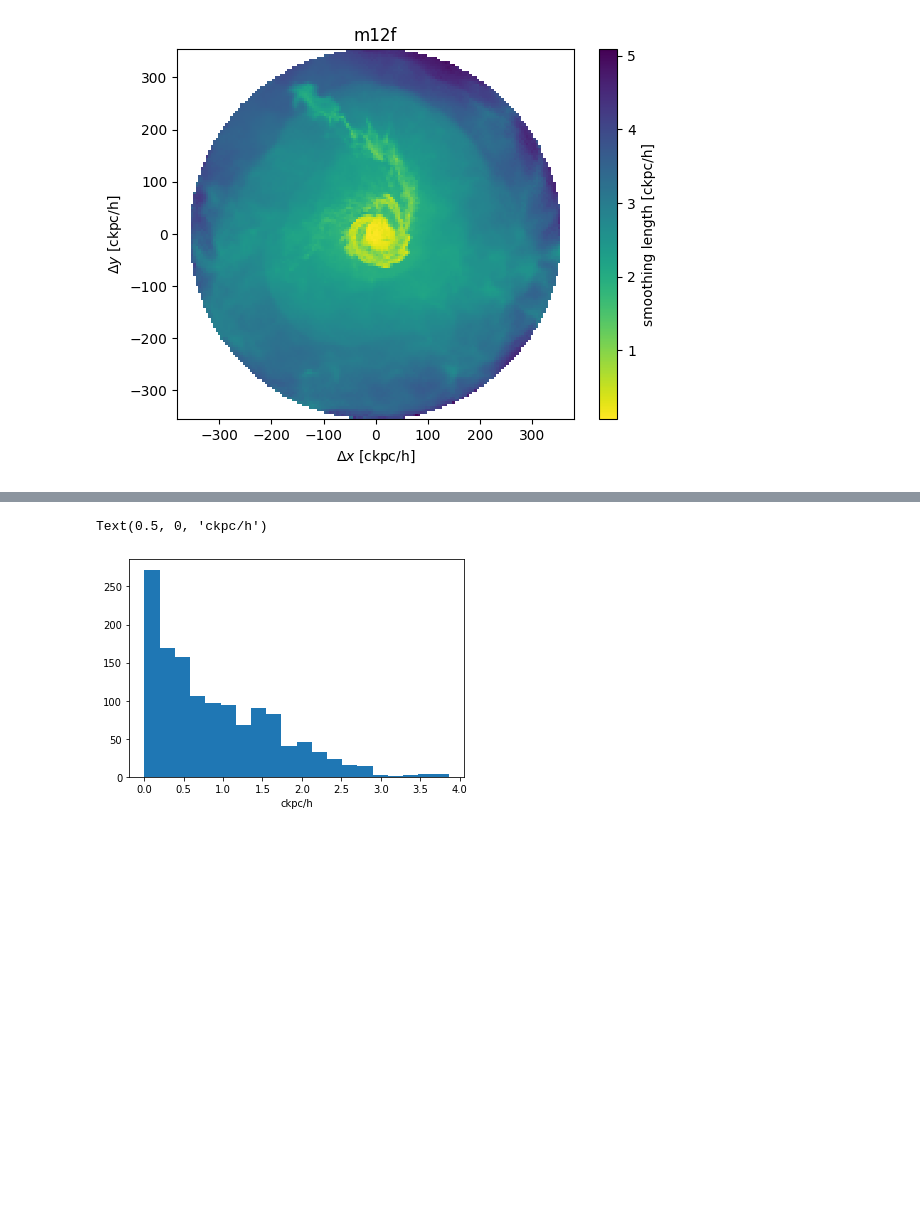
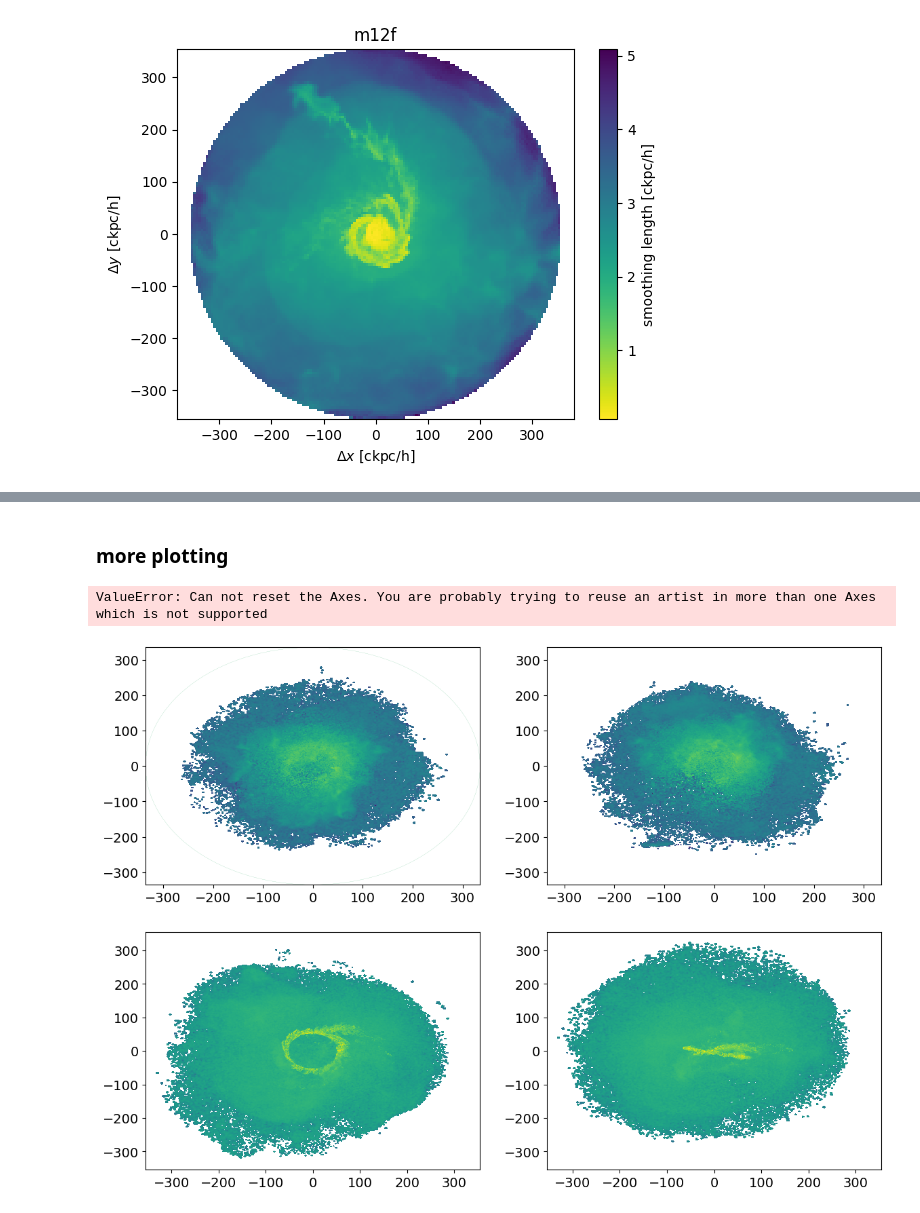
Before and after one commit to zimizh/frb_cgm_scattering, a Jupyter notebook: notebooks/plot.ipynb, the cells around one changed output, grey strips where cells are left out. Drawn from its saved outputs; the diff is of its cells as text; code cells hidden in the pictures; blank space fills up the shorter version.

```diff
--- a/notebooks/plot.ipynb
+++ b/notebooks/plot.ipynb
@@ -303,6 +34,2 @@ $5.7835613 \times 10^{10} \; \mathrm{\frac{kpc}{cm^{3}}}$
-# %%
-plt.hist(gas_intersect['dist_ray'], bins = 20)
-plt.xlabel('ckpc/h')
-# %% [output]
-Text(0.5, 0, 'ckpc/h')
-[figure, removed]
+# %% [markdown]
+### more plotting
@@ -308,0 +42,19 @@ Text(0.5, 0, 'ckpc/h')
+# %%
+# load data
+rot0_1 = np.load(f'../outputs/{sim_name_1}/time_theta0.npy')
+rot90_1 = np.load(f'../outputs/{sim_name_1}/time_theta90.npy')
+
+rot0_2 = np.load(f'../outputs/{sim_name_2}/time_theta0.npy')
+rot90_2 = np.load(f'../outputs/{sim_name_2}/time_theta90.npy')
+
+numrays_1 = len(np.arange(-r1,r1, 1))
+numrays_2 = len(np.arange(-r2,r2, 1))
+# make x and y coordinates
+coords_1 = np.arange(-r1,r1, 1)
+x1 = np.repeat(coords_1, numrays_1)
+y1 = np.tile(coords_1, numrays_1)
+
+# make x and y coordinates
+coords_2 = np.arange(-r2,r2, 1)
+x2 = np.repeat(coords_2, numrays_2)
+y2 = np.tile(coords_2, numrays_2)
@@ -308,0 +72,48 @@ Text(0.5, 0, 'ckpc/h')
+# %%
+# plot scattering angle or time
+import matplotlib.patches as patches
+
+plt.rcParams['font.size'] = 14
+
+fig, ax = plt.subplots(2, 2, figsize=(14, 10))
+
+global_min = min(rot0_1[rot0_1 > 0].min(), rot0_2[rot0_2 > 0].min(), rot90_1[rot90_1 > 0].min(), rot90_2[rot90_2 > 0].min())
+global_max = max(rot0_1.max(), rot0_2.max(), rot90_1.max(), rot90_2.max())
+shared_norm = matplotlib.colors.LogNorm(vmin=global_min, vmax=global_max)
+
+circle1 = patches.Circle((0, 0), r1, edgecolor='mediumseagreen', facecolor='None', linewidth=0.1)
+circle2 = patches.Circle((0, 0), r2, edgecolor='mediumseagreen', facecolor='None', linewidth=0.1)
+
+im1 = ax[0, 0].hist2d(x1, y1, weights = rot0_1, bins = [numrays_1,numrays_1], norm=shared_norm)
+ax[0, 1].hist2d(x1, y1, weights = rot90_1, bins = [numrays_1,numrays_1], norm=shared_norm)
+im2 = ax[1, 0].hist2d(x2, y2, weights = rot0_2, bins = [numrays_2,numrays_2], norm=shared_norm)
+ax[1, 1].hist2d(x2, y2, weights = rot90_2, bins = [numrays_2,numrays_2], norm=shared_norm)
+
+ax[0,0].add_patch(circle1)
+# ax[0,1].add_patch(circle1)
+# ax[1,0].add_patch(circle2)
+# ax[1,1].add_patch(circle2)
+
+ax[0, 0].set_aspect('equal')
+ax[0, 1].set_aspect('equal')
+ax[1, 0].set_aspect('equal')
+ax[1, 1].set_aspect('equal')
+
+ax[0, 0].set_ylabel('y [kpc]')
+ax[1, 0].set_xlabel('x [kpc]')
+ax[1, 0].set_ylabel('y [kpc]')
+ax[1, 1].set_xlabel('x [kpc]')
+
+ax[0,0].set_title('m12b (no rotation)')
+ax[0,1].set_title('m12b (90 degrees rotation)')
+ax[1,0].set_title('m12f (no rotation)')
+ax[1,1].set_title('m12f (90 degrees rotation)')
+
+
+fig.colorbar(im2[3], ax=ax[:, 1], orientation='vertical')
+
+# plt.savefig(f'outputs/{sim_name}/scattering_angle', dpi = 300)
+# plt.show()
+# %% [output]
+ValueError: Can not reset the Axes. You are probably trying to reuse an artist in more than one Axes which is not supported
+[figure, added]
```
Also changed, not shown: parts of 38 cells of this notebook, 15 other files.
